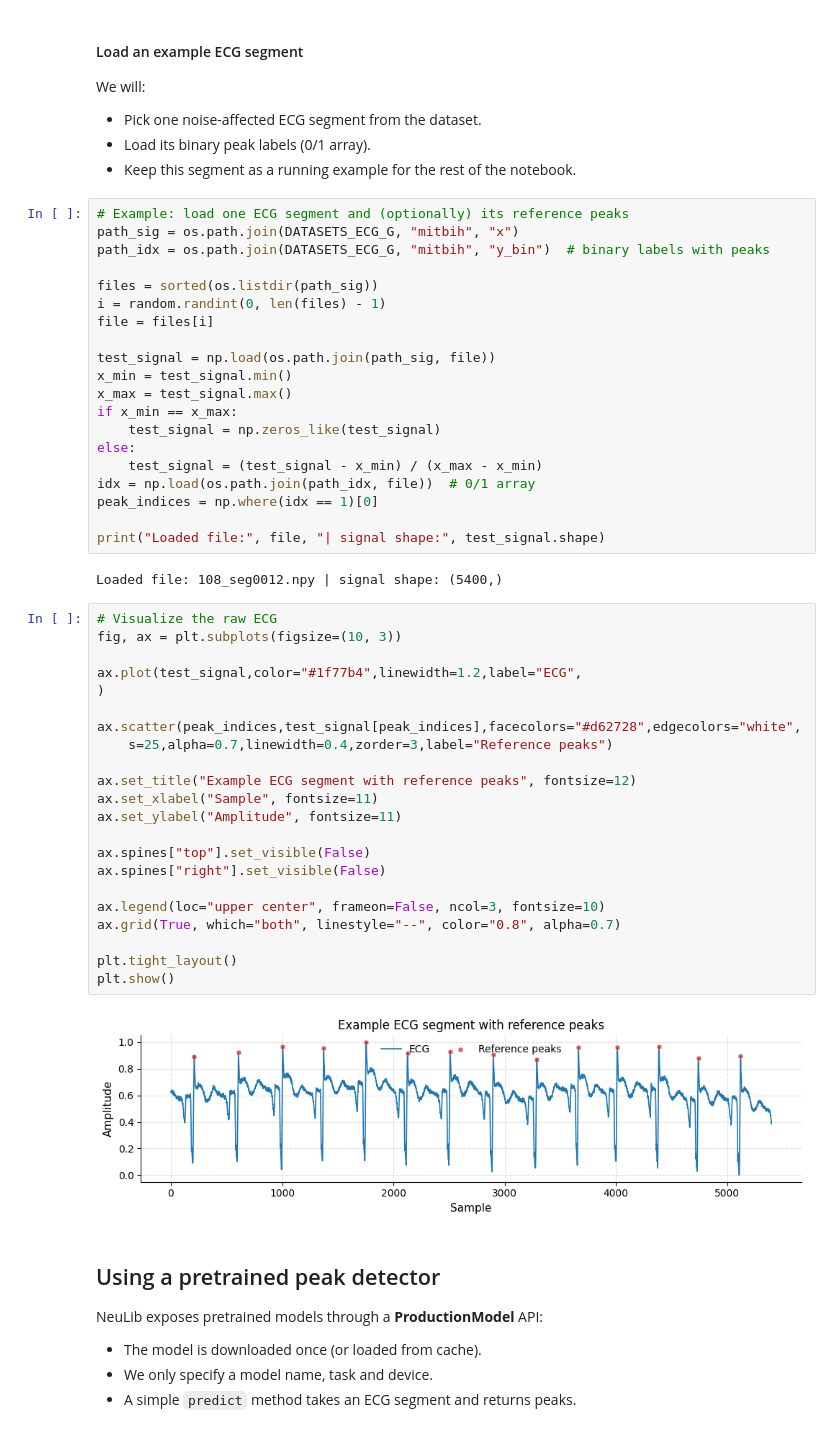
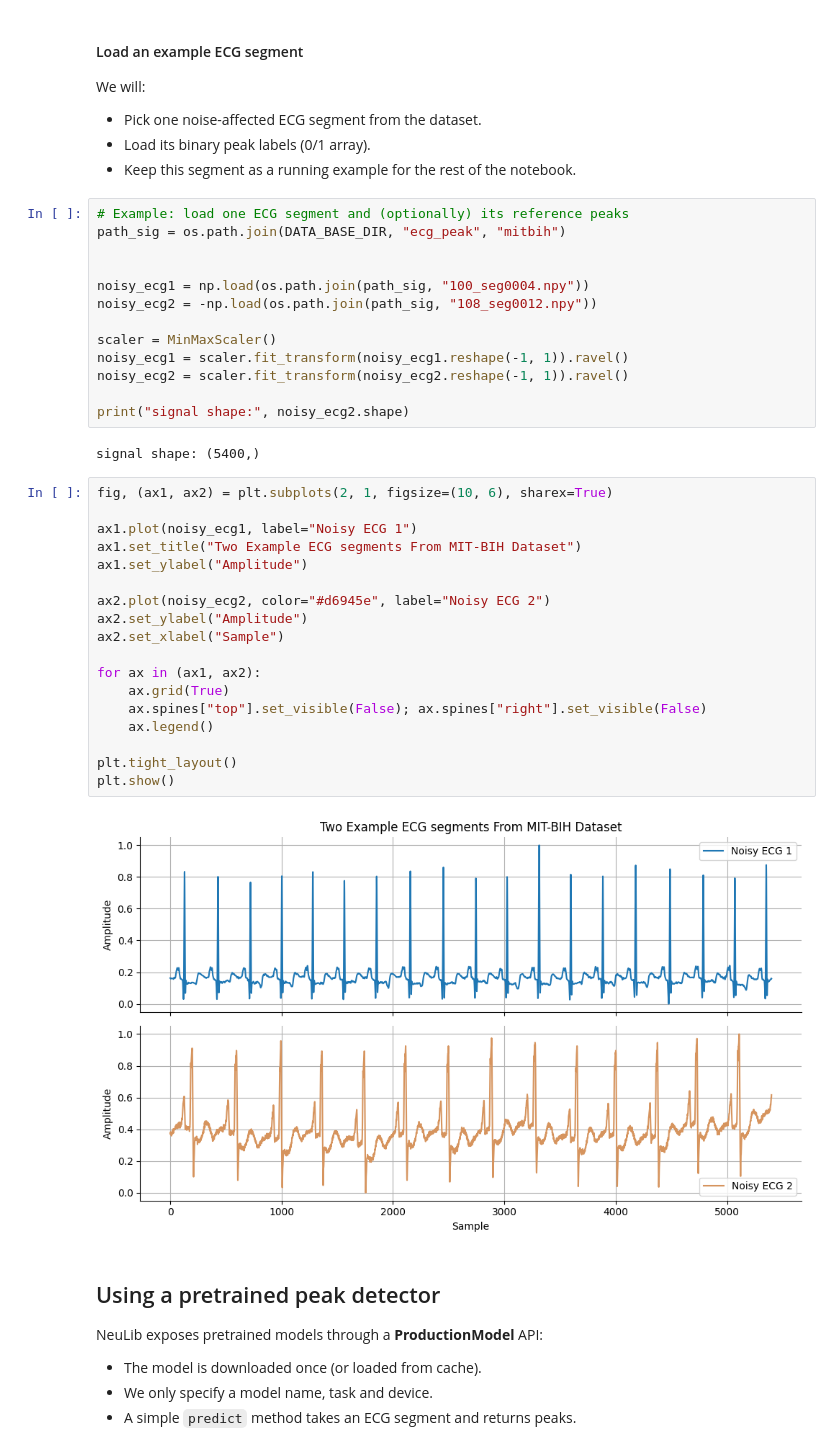
Before and after one commit to novabiosignals/NeuralLib, a Jupyter notebook: Tutorial4BIOSTEC/Biostec2_PretrainedModelUsage.ipynb, the cells around one changed output. Cells and saved outputs as stored; diff of their text form.

Commit message:
Refactor packaging, config paths and tutorials

```diff
--- a/Tutorial4BIOSTEC/Biostec2_PretrainedModelUsage.ipynb
+++ b/Tutorial4BIOSTEC/Biostec2_PretrainedModelUsage.ipynb
@@ -48,50 +46,39 @@ We will:
 - Keep this segment as a running example for the rest of the notebook.
 # %%
 # Example: load one ECG segment and (optionally) its reference peaks
-path_sig = os.path.join(DATASETS_ECG_G, "mitbih", "x")
-path_idx = os.path.join(DATASETS_ECG_G, "mitbih", "y_bin")  # binary labels with peaks
+path_sig = os.path.join(DATA_BASE_DIR, "ecg_peak", "mitbih")
 
-files = sorted(os.listdir(path_sig))
-i = random.randint(0, len(files) - 1)
-file = files[i]
 
-test_signal = np.load(os.path.join(path_sig, file))
-x_min = test_signal.min()
-x_max = test_signal.max()
-if x_min == x_max:
-    test_signal = np.zeros_like(test_signal)
-else:
-    test_signal = (test_signal - x_min) / (x_max - x_min)
-idx = np.load(os.path.join(path_idx, file))  # 0/1 array
-peak_indices = np.where(idx == 1)[0]
+noisy_ecg1 = np.load(os.path.join(path_sig, "100_seg0004.npy"))
+noisy_ecg2 = -np.load(os.path.join(path_sig, "108_seg0012.npy"))
 
-print("Loaded file:", file, "| signal shape:", test_signal.shape)
+scaler = MinMaxScaler()
+noisy_ecg1 = scaler.fit_transform(noisy_ecg1.reshape(-1, 1)).ravel()
+noisy_ecg2 = scaler.fit_transform(noisy_ecg2.reshape(-1, 1)).ravel()
+
+print("signal shape:", noisy_ecg2.shape)
 # %% [output]
-Loaded file: 108_seg0012.npy | signal shape: (5400,)
+signal shape: (5400,)
 # %%
-# Visualize the raw ECG
-fig, ax = plt.subplots(figsize=(10, 3))
+fig, (ax1, ax2) = plt.subplots(2, 1, figsize=(10, 6), sharex=True)
 
-ax.plot(test_signal,color="#1f77b4",linewidth=1.2,label="ECG",
-)
+ax1.plot(noisy_ecg1, label="Noisy ECG 1")
+ax1.set_title("Two Example ECG segments From MIT-BIH Dataset")
+ax1.set_ylabel("Amplitude")
 
-ax.scatter(peak_indices,test_signal[peak_indices],facecolors="#d62728",edgecolors="white",
-    s=25,alpha=0.7,linewidth=0.4,zorder=3,label="Reference peaks")
+ax2.plot(noisy_ecg2, color="#d6945e", label="Noisy ECG 2")
+ax2.set_ylabel("Amplitude")
+ax2.set_xlabel("Sample")
 
-ax.set_title("Example ECG segment with reference peaks", fontsize=12)
-ax.set_xlabel("Sample", fontsize=11)
-ax.set_ylabel("Amplitude", fontsize=11)
-
-ax.spines["top"].set_visible(False)
-ax.spines["right"].set_visible(False)
-
-ax.legend(loc="upper center", frameon=False, ncol=3, fontsize=10)
-ax.grid(True, which="both", linestyle="--", color="0.8", alpha=0.7)
+for ax in (ax1, ax2):
+    ax.grid(True)
+    ax.spines["top"].set_visible(False); ax.spines["right"].set_visible(False)
+    ax.legend()
 
 plt.tight_layout()
 plt.show()
 # %% [output]
-[figure, old version]
+[figure, new version]
 # %% [markdown]
 ## Using a pretrained peak detector
 
```
Also changed, not shown: parts of 9 cells of this notebook, 14 other files.
